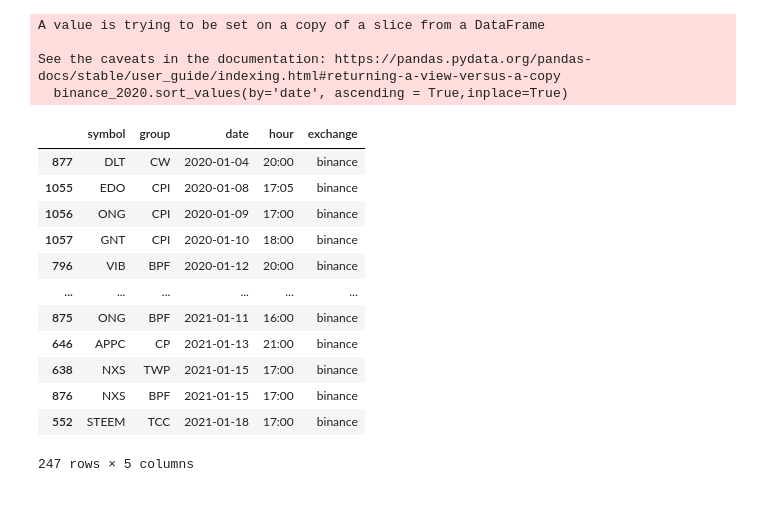
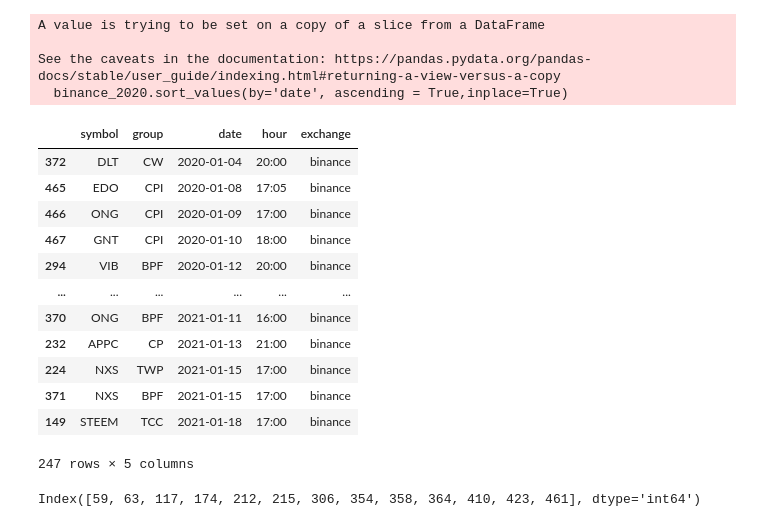
Before and after one commit to dev-dords/bdcc_binance, a Jupyter notebook: 00-loading.ipynb, the cells around one changed output. Saved outputs shown, nothing was run; the diff lists cells and outputs as text; code cells hidden in the pictures.

```diff
--- a/00-loading.ipynb
+++ b/00-loading.ipynb
@@ -19,18 +21,21 @@ A value is trying to be set on a copy of a slice from a DataFrame
 See the caveats in the documentation: https://pandas.pydata.org/pandas-docs/stable/user_guide/indexing.html#returning-a-view-versus-a-copy
   binance_2020.sort_values(by='date', ascending = True,inplace=True)
 # %%
-binance_2020
 # %% [output]
 |  | symbol | group | date | hour | exchange |
-| 877 | DLT | CW | 2020-01-04 | 20:00 | binance |
-| 1055 | EDO | CPI | 2020-01-08 | 17:05 | binance |
-| 1056 | ONG | CPI | 2020-01-09 | 17:00 | binance |
-| 1057 | GNT | CPI | 2020-01-10 | 18:00 | binance |
-| 796 | VIB | BPF | 2020-01-12 | 20:00 | binance |
+| 372 | DLT | CW | 2020-01-04 | 20:00 | binance |
+| 465 | EDO | CPI | 2020-01-08 | 17:05 | binance |
+| 466 | ONG | CPI | 2020-01-09 | 17:00 | binance |
+| 467 | GNT | CPI | 2020-01-10 | 18:00 | binance |
+| 294 | VIB | BPF | 2020-01-12 | 20:00 | binance |
 | ... | ... | ... | ... | ... | ... |
-| 875 | ONG | BPF | 2021-01-11 | 16:00 | binance |
-| 646 | APPC | CP | 2021-01-13 | 21:00 | binance |
-| 638 | NXS | TWP | 2021-01-15 | 17:00 | binance |
-| 876 | NXS | BPF | 2021-01-15 | 17:00 | binance |
-| 552 | STEEM | TCC | 2021-01-18 | 17:00 | binance |
+| 370 | ONG | BPF | 2021-01-11 | 16:00 | binance |
+| 232 | APPC | CP | 2021-01-13 | 21:00 | binance |
+| 224 | NXS | TWP | 2021-01-15 | 17:00 | binance |
+| 371 | NXS | BPF | 2021-01-15 | 17:00 | binance |
+| 149 | STEEM | TCC | 2021-01-18 | 17:00 | binance |
 247 rows × 5 columns
+# %%
+binance_only.loc[binance_only['symbol'] == 'NEBL'].index
+# %% [output]
+Index([59, 63, 117, 174, 212, 215, 306, 354, 358, 364, 410, 423, 461], dtype='int64')
```
Also changed, not shown: parts of 9 cells of this notebook, 1 other file.
